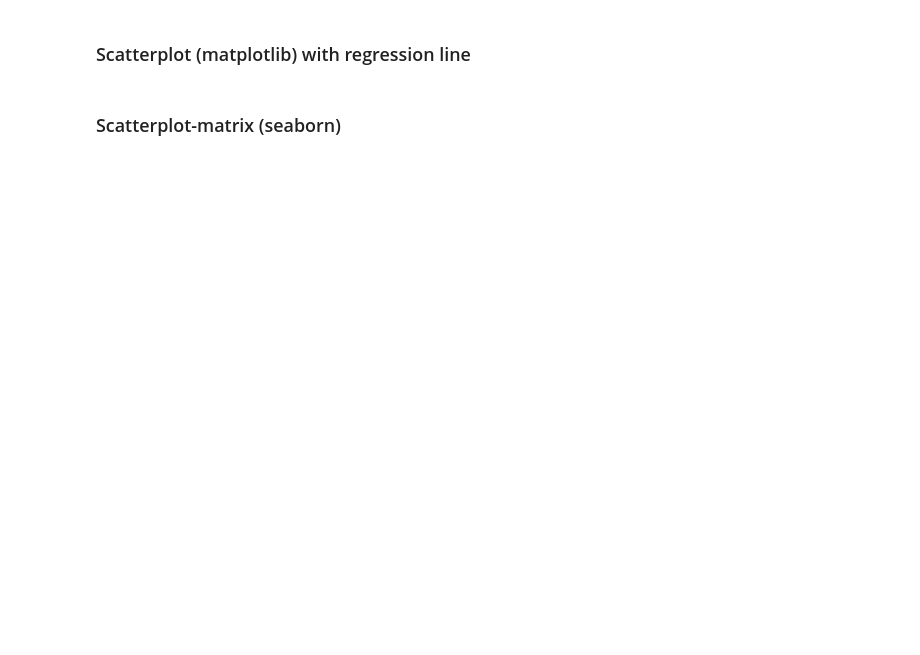
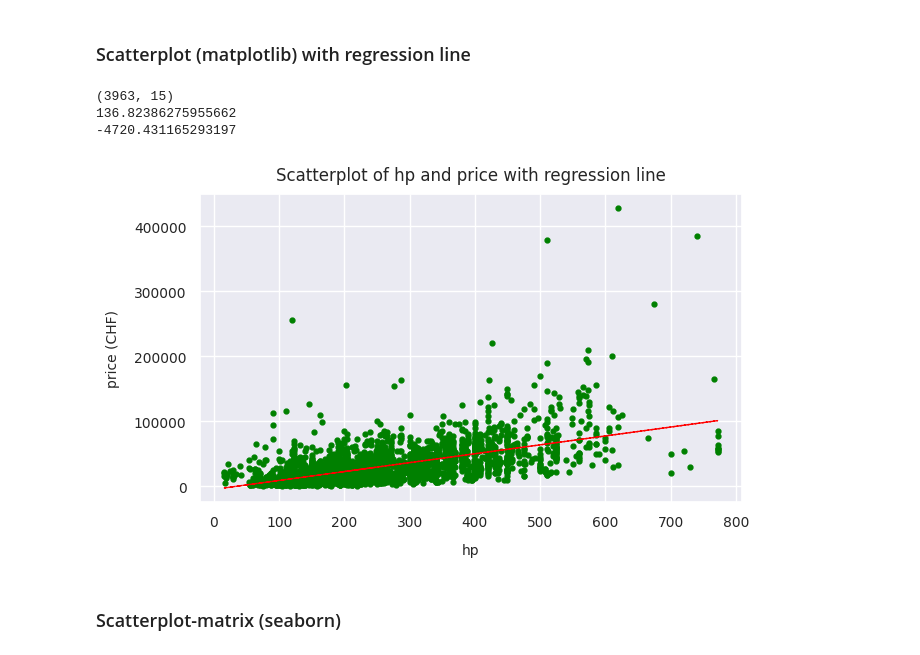
Before and after one commit to migifor-forstmi4/python_exploratory_data_analysis, a Jupyter notebook: exploratory_data_analysis_car_data.ipynb, the cells around one changed output. Saved outputs shown, nothing was run; the diff lists cells and outputs as text; code cells hidden in the pictures; blank space fills up the shorter version.

```diff
--- a/exploratory_data_analysis_car_data.ipynb
+++ b/exploratory_data_analysis_car_data.ipynb
@@ -521,2 +513,43 @@ NameError: name 'plt' is not defined
+# %%
+# Create a scatterplot of the variables hp and price
+df_sub = df.loc[(df.price >= 1000)]         #dieser Code erstellt eine DataFrame df_sub, die nur die Autos mit einem Preis von mehr als oder gleich 1000 enthält
+print(df_sub.shape)                 #zeigt die Anzahl der Zeilen und Spalten der DataFrame df_sub an
+
+# Add a regression line (b = slope, a=intercept) to the plot
+plt.figure(figsize=(7,4))
+plt.plot(df_sub.hp,                         #df_sub.hp sind die x-Werte
+         df_sub.price,                      #df_sub.price sind die y-Werte
+         'o',                               #' o ' definiert die Form der Punkte im Streudiagramm als Kreise
+         markersize = 3.5,                  #definiert die Größe der Punkte im Streudiagramm auf 3.5
+         color = "green")
+
+#Regressionslinie
+b, a = np.polyfit(df_sub.hp, df_sub.price, 1)   #berechnet die Koeffizienten b (Steigung) und a (y-Achsenabschnitt) der Regressionslinie durch lineare Anpassung der Datenpunkte, wobei np.polyfit eine Funktion ist, die eine lineare Regression durchführt
+print(b)
+print(a)
+
+#Regressionslinie plotten
+plt.plot(df_sub.hp,
+         b*df_sub.hp + a,
+         linewidth = 1,
+         linestyle = 'dashed',
+         color = 'red')
+
+# Titel und Achsenbeschriftungen
+plt.title('Scatterplot of hp and price with regression line', fontsize=12, pad=10)   #definiert den Titel der Abbildung mit dem Text 'Scatterplot of hp and price with regression line' und einer Schriftgröße von 12, pad legt den Abstand des Titels zum oberen Rand der Abbildung fest
+plt.xlabel('hp', fontsize=10, labelpad=10)      #definiert die x-Achsenbeschriftung mit dem Text 'hp', einer Schriftgröße von 10 und einem Abstand von 10 Einheiten zum Achsenrand
+plt.ylabel('price (CHF)', fontsize=10, labelpad=10)    #definiert die y-Achsenbeschriftung mit dem  Text 'price (CHF)', einer Schriftgröße von 10 und einem Abstand von 10 Einheiten zum Achsenrand
+
+# Setzten von fontsize und rotation der tick labels
+plt.xticks(fontsize=10)        #definiert die Schriftgröße der x-Achsenbeschriftungen auf 10
+plt.yticks(fontsize=10)        #definiert die Schriftgröße der y-Achsenbeschriftungen auf 10
+
+# Show plot
+plt.show()
+# %% [output]
+(3963, 15)
+136.82386275955662
+-4720.431165293197
+[figure, added]
 # %% [markdown]
 ### Scatterplot-matrix (seaborn)
```
Also changed, not shown: parts of 4 cells of this notebook.
